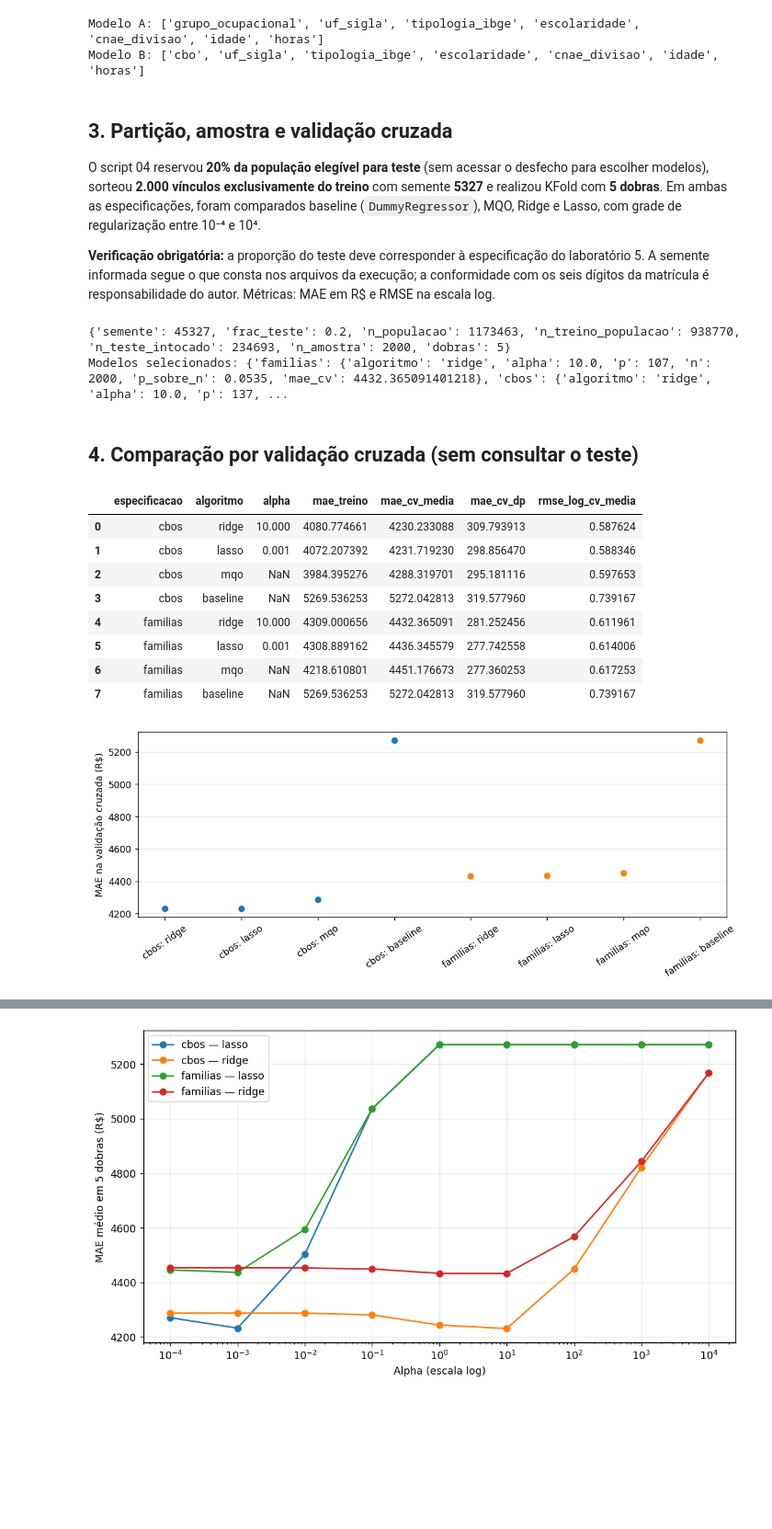
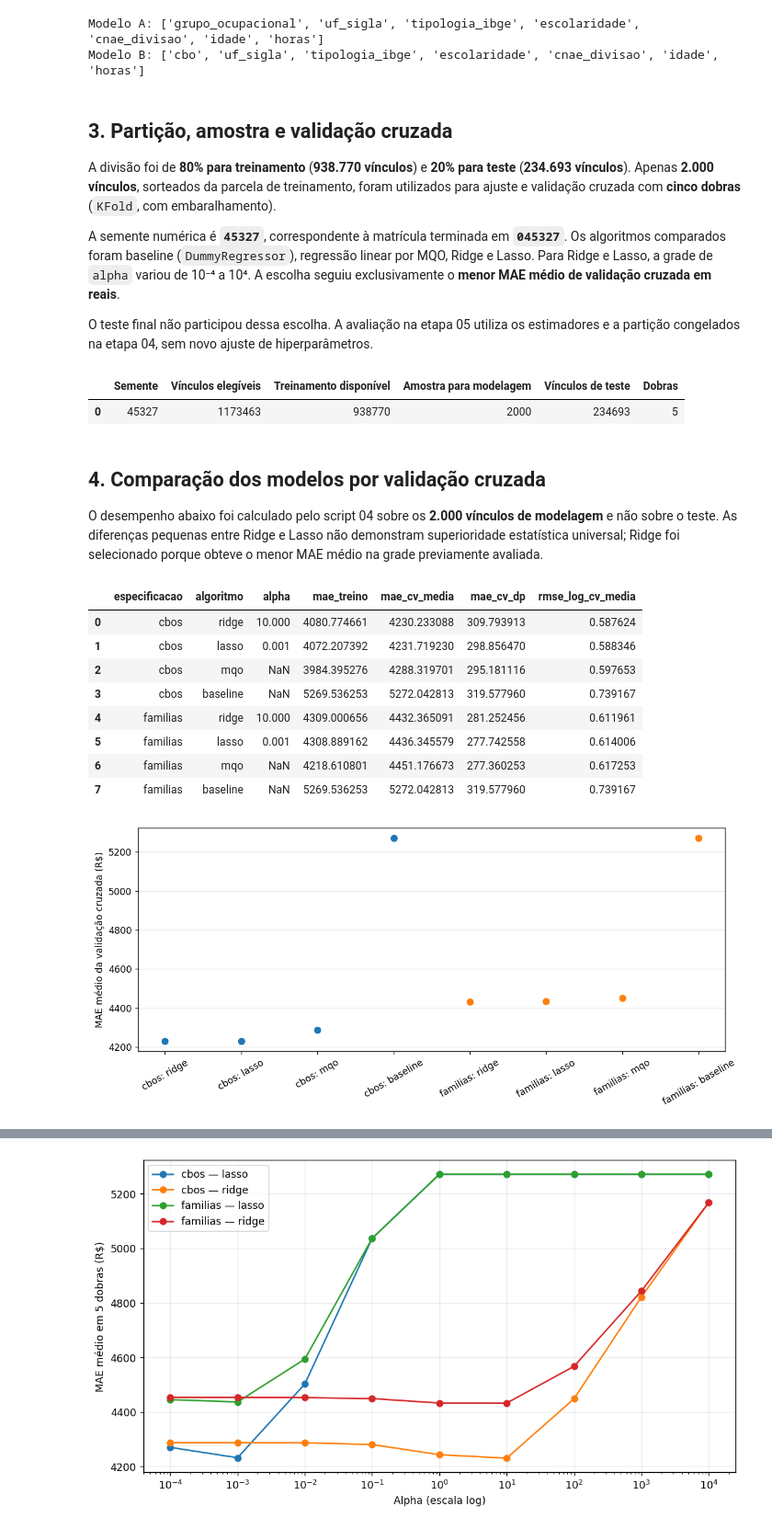
Before and after one commit to Uriel-Est/AM_remunerometro, a Jupyter notebook: notebook/remunerometro.ipynb, the cells around one changed output, grey strips where cells are left out. Shown at 92% size. Drawn from its saved outputs; the diff is of its cells as text; code cells hidden in the pictures; blank space fills up the shorter version.

Commit message:
Finalizado notebook da avaliação com resultados Ridge

```diff
--- a/notebook/remunerometro.ipynb
+++ b/notebook/remunerometro.ipynb
@@ -18,20 +24,18 @@ import json
 import numpy as np
 import pandas as pd
 import matplotlib.pyplot as plt
+from IPython.display import display, Markdown
 
-# Localiza os artefatos independentemente de o notebook
-# ser executado na raiz do projeto ou dentro de notebook/.
+# Pode ser executado a partir da raiz do repositório ou da pasta notebook/.
 ATUAL = Path.cwd()
-
 if (ATUAL / "notebook" / "artefatos").is_dir():
     ARTEFATOS = ATUAL / "notebook" / "artefatos"
 elif (ATUAL / "artefatos").is_dir():
     ARTEFATOS = ATUAL / "artefatos"
 else:
     raise FileNotFoundError(
-        "Pasta de artefatos não encontrada. "
-        "Execute o notebook na raiz do projeto "
-        "ou dentro da pasta notebook."
+        "Pasta de artefatos não encontrada. Abra a raiz do repositório "
+        "ou a pasta notebook/ como diretório de trabalho."
     )
 
 TREINO = ARTEFATOS
@@ -39,21 +43,15 @@ AVALIACAO = ARTEFATOS
 
 def localizar(nome: str, pasta: Path) -> Path:
     caminho = pasta / nome
-
     if not caminho.is_file():
-        raise FileNotFoundError(
-            f"Arquivo necessário não encontrado: {caminho}"
-        )
-
+        raise FileNotFoundError(f"Artefato necessário ausente: {caminho}")
     return caminho
 
 def ler_csv(nome: str, pasta: Path) -> pd.DataFrame:
-    return pd.read_csv(
-        localizar(nome, pasta),
-        sep=";",
-        decimal=",",
-        encoding="utf-8-sig"
-    )
+    return pd.read_csv(localizar(nome, pasta), sep=";", decimal=",", encoding="utf-8-sig")
 
-print("Artefatos:", ARTEFATOS)
+def brl(v):
+    return f"R$ {v:,.2f}".replace(",", "§").replace(".", ",").replace("§", ".")
+
+print("Artefatos encontrados:", len(list(ARTEFATOS.glob("*"))))
 # %% [output]
@@ -95,40 +95,55 @@ Modelo B: ['cbo', 'uf_sigla', 'tipologia_ibge', 'escolaridade', 'cnae_divisao',
 # %% [markdown]
 ## 3. Partição, amostra e validação cruzada
 
-O script 04 reservou **20% da população elegível para teste** (sem acessar o desfecho para escolher modelos), sorteou **2.000 vínculos exclusivamente do treino** com semente **5327** e realizou KFold com **5 dobras**. Em ambas as especificações, foram comparados baseline (`DummyRegressor`), MQO, Ridge e Lasso, com grade de regularização entre 10⁻⁴ e 10⁴.
+A divisão foi de **80% para treinamento** (**938.770 vínculos**) e **20% para teste** (**234.693 vínculos**). Apenas **2.000 vínculos**, sorteados da parcela de treinamento, foram utilizados para ajuste e validação cruzada com **cinco dobras** (`KFold`, com embaralhamento).
 
-**Verificação obrigatória:** a proporção do teste deve corresponder à especificação do laboratório 5. A semente informada segue o que consta nos arquivos da execução; a conformidade com os seis dígitos da matrícula é responsabilidade do autor. Métricas: MAE em R$ e RMSE na escala log.
+A semente numérica é **`45327`**, correspondente à matrícula terminada em **`045327`**. Os algoritmos comparados foram baseline (`DummyRegressor`), regressão linear por MQO, Ridge e Lasso. Para Ridge e Lasso, a grade de `alpha` variou de 10⁻⁴ a 10⁴. A escolha seguiu exclusivamente o **menor MAE médio de validação cruzada em reais**.
+
+O teste final não participou dessa escolha. A avaliação na etapa 05 utiliza os estimadores e a partição congelados na etapa 04, sem novo ajuste de hiperparâmetros.
 # %%
-meta = json.loads(localizar("metadados_treino.json", TREINO).read_text(encoding="utf-8"))
-print({k: meta[k] for k in ["semente", "frac_teste", "n_populacao", "n_treino_populacao", "n_teste_intocado", "n_amostra", "dobras"]})
-print("Modelos selecionados:", meta["selecionados_cv"])
+meta = json.loads(localizar("metadados_treino.json", TREINO).read_text(encoding="utf-8-sig"))
+assert meta["semente"] == 45327, "Metadados não correspondem à execução definitiva."
+assert meta["n_amostra"] == 2000 and meta["n_teste_intocado"] == 234693
+assert all(v["algoritmo"] == "ridge" and v["alpha"] == 10.0 for v in meta["selecionados_cv"].values())
+display(pd.DataFrame([{
+    "Semente": meta["semente"],
+    "Vínculos elegíveis": meta["n_populacao"],
+    "Treinamento disponível": meta["n_treino_populacao"],
+    "Amostra para modelagem": meta["n_amostra"],
+    "Vínculos de teste": meta["n_teste_intocado"],
+    "Dobras": meta["dobras"],
+}]))
 # %% [output]
-{'semente': 45327, 'frac_teste': 0.2, 'n_populacao': 1173463, 'n_treino_populacao': 938770, 'n_teste_intocado': 234693, 'n_amostra': 2000, 'dobras': 5}
-Modelos selecionados: {'familias': {'algoritmo': 'ridge', 'alpha': 10.0, 'p': 107, 'n': 2000, 'p_sobre_n': 0.0535, 'mae_cv': 4432.365091401218}, 'cbos': {'algoritmo': 'ridge', 'alpha': 10.0, 'p': 137, ...
+|  | Semente | Vínculos elegíveis | Treinamento disponível | Amostra para modelagem | Vínculos de teste | Dobras |
+| 0 | 45327 | 1173463 | 938770 | 2000 | 234693 | 5 |
 # %% [markdown]
-## 4. Comparação por validação cruzada (sem consultar o teste)
+## 4. Comparação dos modelos por validação cruzada
+
+O desempenho abaixo foi calculado pelo script 04 sobre os **2.000 vínculos de modelagem** e não sobre o teste. As diferenças pequenas entre Ridge e Lasso não demonstram superioridade estatística universal; Ridge foi selecionado porque obteve o menor MAE médio na grade previamente avaliada.
 # %%
 cv = ler_csv("comparacao_validacao_cruzada.csv", TREINO)
 cols = ["especificacao", "algoritmo", "alpha", "mae_treino", "mae_cv_media", "mae_cv_dp", "rmse_log_cv_media"]
 display(cv[cols].sort_values(["especificacao", "mae_cv_media"]).reset_index(drop=True))
-fig, ax = plt.subplots(figsize=(10, 4))
-for nome, grupo in cv.groupby("especificacao"):
-    x = grupo.sort_values("mae_cv_media").head(4)
-    ax.scatter([f"{nome}: {a}" for a in x["algoritmo"]], x["mae_cv_media"], label=nome)
-ax.set_ylabel("MAE na validação cruzada (R$)")
-ax.tick_params(axis="x", rotation=35)
-ax.grid(axis="y", alpha=.3)
+
+fig, ax = plt.subplots(figsize=(10, 4.5))
+for especificacao, grupo in cv.groupby("especificacao"):
+    melhores = grupo.sort_values("mae_cv_media").head(4)
+    labels = [f"{especificacao}: {alg}" for alg in melhores["algoritmo"]]
+    ax.scatter(labels, melhores["mae_cv_media"], label=especificacao, s=45)
+ax.set_ylabel("MAE médio da validação cruzada (R$)")
+ax.tick_params(axis="x", rotation=30)
+ax.grid(axis="y", alpha=0.3)
 plt.tight_layout()
 plt.show()
 # %% [output]
 |  | especificacao | algoritmo | alpha | mae_treino | mae_cv_media | mae_cv_dp | rmse_log_cv_media |
 | 0 | cbos | ridge | 10.000 | 4080.774661 | 4230.233088 | 309.793913 | 0.587624 |
 | 1 | cbos | lasso | 0.001 | 4072.207392 | 4231.719230 | 298.856470 | 0.588346 |
 | 2 | cbos | mqo | NaN | 3984.395276 | 4288.319701 | 295.181116 | 0.597653 |
 | 3 | cbos | baseline | NaN | 5269.536253 | 5272.042813 | 319.577960 | 0.739167 |
 | 4 | familias | ridge | 10.000 | 4309.000656 | 4432.365091 | 281.252456 | 0.611961 |
 | 5 | familias | lasso | 0.001 | 4308.889162 | 4436.345579 | 277.742558 | 0.614006 |
 | 6 | familias | mqo | NaN | 4218.610801 | 4451.176673 | 277.360253 | 0.617253 |
 | 7 | familias | baseline | NaN | 5269.536253 | 5272.042813 | 319.577960 | 0.739167 |
-[figure, old version]
+[figure, new version]
 # %% [markdown]
```
Also changed, not shown: parts of 12 cells of this notebook.
